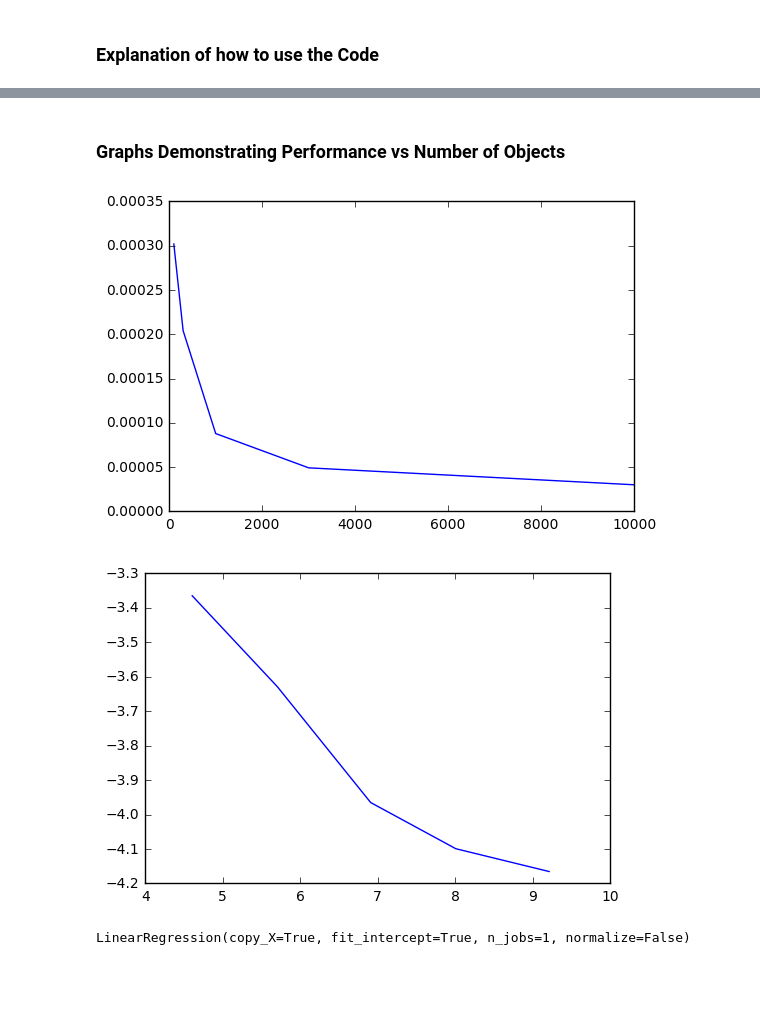
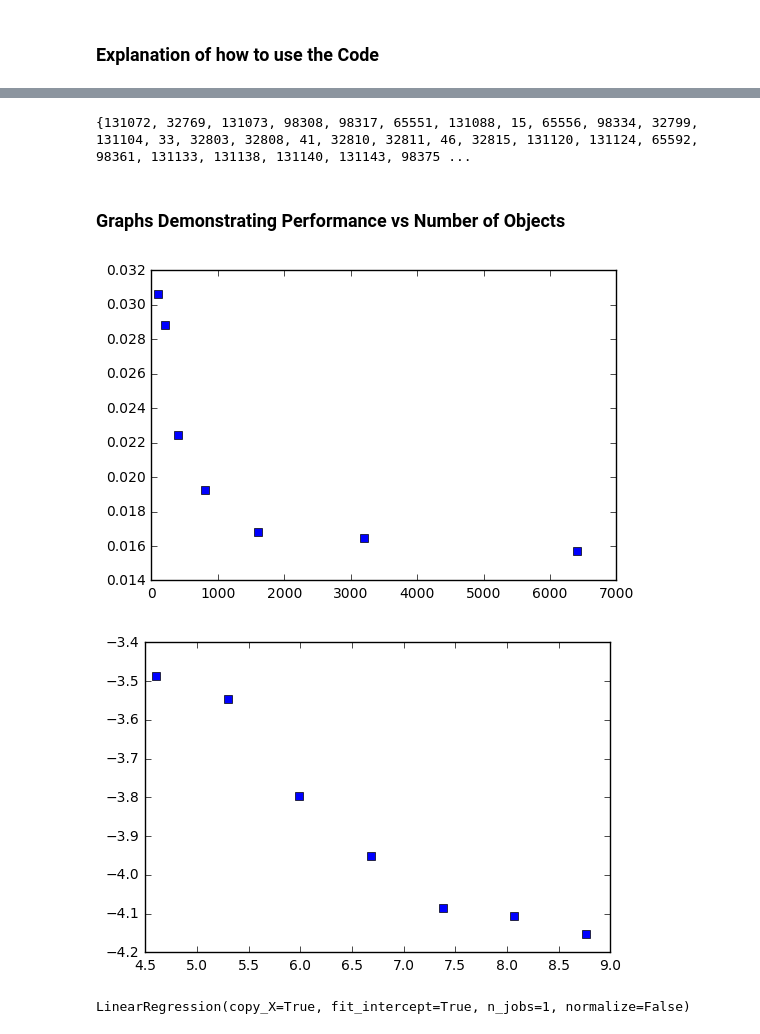
Before and after one commit to Elbert-Du/Sampling, a Jupyter notebook: final_sampling_algorithm_explained.ipynb, the cells around one changed output, grey strips where cells are left out. Cells and saved outputs as stored; diff of their text form; code cells hidden in the pictures; blank space fills up the shorter version.

```diff
--- a/final_sampling_algorithm_explained.ipynb
+++ b/final_sampling_algorithm_explained.ipynb
@@ -122,9 +123,9 @@ def sample_to_pdf(sample, numObjects): #sample is the sample that we wish to tak
 # %%
 maxWeight = 10000
 sampleProportion = 1/5
-significanceLevel = 0.99931
+significanceLevel = 0.999
 m = 3
-w, p, overallPDF =sample_to_pdf(sample, 10000)
+w, p, overallPDF, objectContents =sample_to_pdf(sample, 6400)
 indices = list(nd_range(0, numBins, m)) #global variable corresponding to all the indices so we only need to generate them once.
 #It stores everything as tuples and we just call indices to get indices for multidimensional things since nested for loops don't
 #work with an unknown number of dimensions.
@@ -133,7 +134,7 @@ def multi_dim_knapsack(w, p, maxWeight):
     m = len(p.shape)-1
     totalWeight = 0
     currentPDF = np.zeros([numBins for i in range(m)])
-    contents = dict()
+    contents = set()
     weight = max(w)
     #first, we take a simple random sample that has weight at most maxWeight/2. It should be similar to the population density.
     while True:
@@ -142,7 +143,7 @@ def multi_dim_knapsack(w, p, maxWeight):
             if totalWeight + w[i] > maxWeight*sampleProportion:
                 break
             else:
-                contents[i] = 1
+                contents.add(i)
                 totalWeight += w[i]
                 for k in indices:
                     currentPDF[k] += w[i]*p[i][k]
@@ -164,7 +165,7 @@ def multi_dim_knapsack(w, p, maxWeight):
                 if tempDeviation <= (significanceLevel)*currentDeviation:
                     currentDeviation = tempDeviation
                     totalWeight += w[i]
-                    contents[i] = 1
+                    contents.add(i)
                     currentPDF = tempPDF
                     counter += 1
                     if totalWeight == maxWeight:
@@ -223,32 +239,42 @@ d, b, e
+# %%
+#Finally, we shall get which objects are in the sample we created.
+
+sampleElements = set()
+for i in a:
+    for j in objectContents[i]:
+        sampleElements.add(j)
+print(sampleElements)
+# %% [output]
+{131072, 32769, 131073, 98308, 98317, 65551, 131088, 15, 65556, 98334, 32799, 131104, 33, 32803, 32808, 41, 32810, 32811, 46, 32815, 131120, 131124, 65592, 98361, 131133, 131138, 131140, 131143, 98375 ...
 # %% [markdown]
 ### Graphs Demonstrating Performance vs Number of Objects
 # %%
 import matplotlib.pyplot as plt
 # %%
-variance = np.zeros((5,))
-sigLevels = [0.92, 0.955, 0.989, 0.998, 0.99931]
+variance = np.zeros((7,))
+sigLevels = [0.92, 0.943, 0.97, 0.985, 0.992, 0.998, 0.999]
 sampleProportion = 0.2
-for i, j in enumerate([100, 300, 1000, 3000, 10000]):
+for i, j in enumerate([100, 200, 400, 800, 1600, 3200, 6400]):
     significanceLevel = sigLevels[i]
-    w, p, overallPDF = sample_to_pdf(sample, j)
+    w, p, overallPDF, objectContents = sample_to_pdf(sample, j)
     a, b, c, d, e = multi_dim_knapsack(w, p, maxWeight)
     variance[i] = b
 # %%
-log_variance = np.zeros(5,)
-for i in range(5):
+log_variance = np.zeros(7,)
+for i in range(7):
     log_variance[i] = math.log(variance[i])
 # %%
-plt.plot([100, 300, 1000, 3000, 10000], variance)
+plt.plot([100, 200, 400, 800, 1600, 3200, 6400], variance, 'bs')
 plt.show()
 #The first graph shows some sort of behavior that suggest we probably want to look at a power model
 
-X = np.array([math.log(100), math.log(300), math.log(1000), math.log(3000), math.log(10000)])
+X = np.array([math.log(100), math.log(200), math.log(400), math.log(800), math.log(1600), math.log(3200), math.log(6400)])
 
-plt.plot(X, log_variance)
+plt.plot(X, log_variance, 'bs')
 plt.show()
 # %% [output]
-[figure, old version]
+[figure, new version]
-[figure, old version]
+[figure, new version]
 # %%
 from sklearn import linear_model
 regModel = linear_model.LinearRegression()
```
Also changed, not shown: parts of 10 cells of this notebook.
